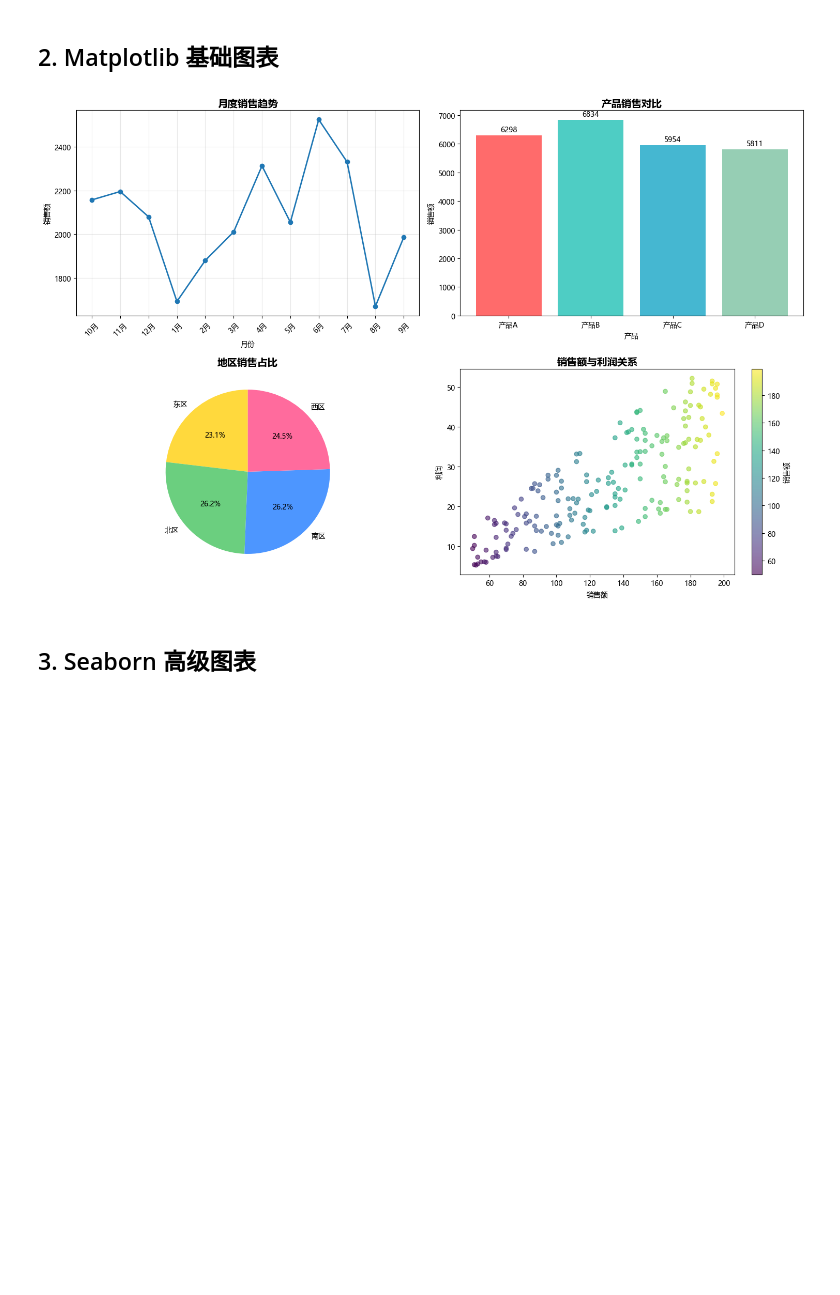
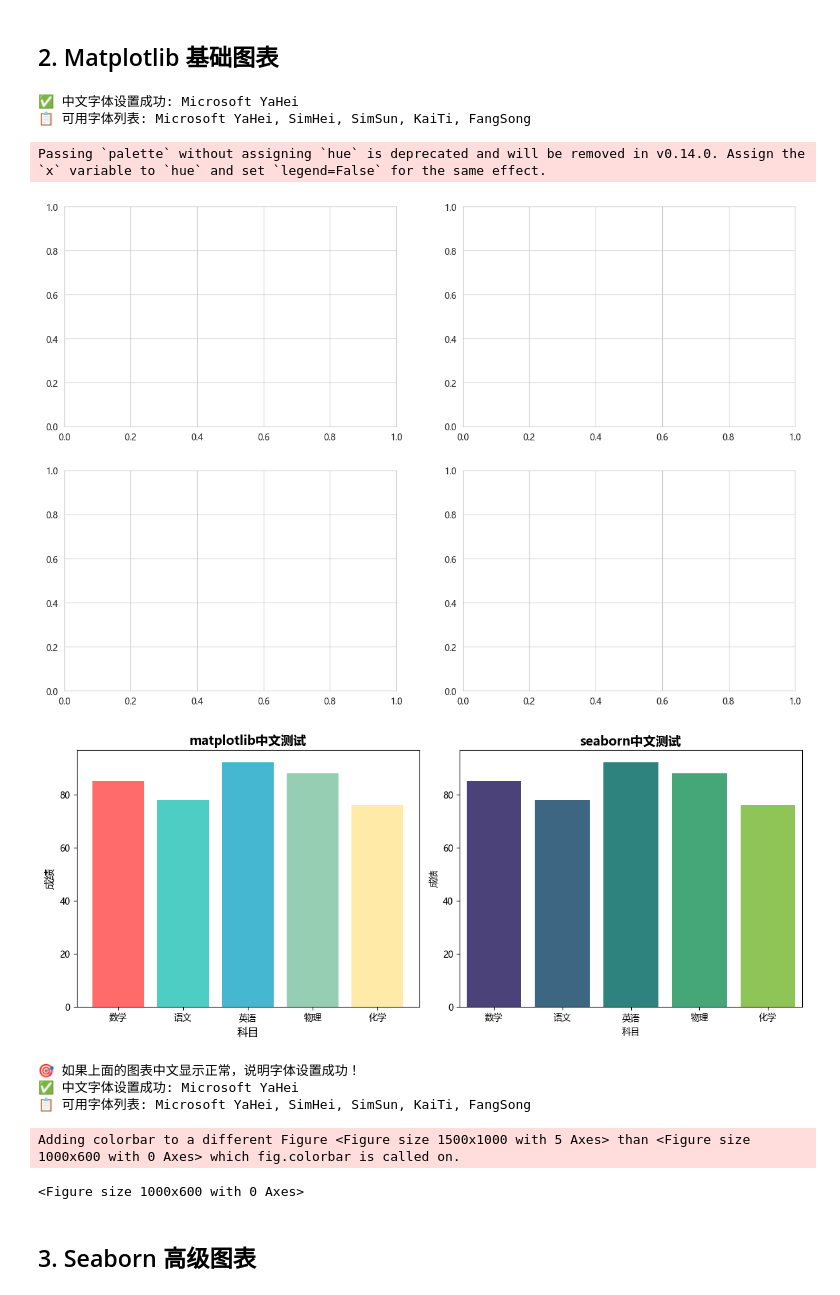
Before and after one commit to CoderJackLiu/jupyternotebook_learn, a Jupyter notebook: 04_可视化示例.ipynb, the cells around one changed output. Saved outputs shown, nothing was run; the diff lists cells and outputs as text; code cells hidden in the pictures; blank space fills up the shorter version.

```diff
--- a/04_可视化示例.ipynb
+++ b/04_可视化示例.ipynb
@@ -98,9 +98,9 @@ print(f'学生数据形状：{df_students.shape}')
 # 创建子图
 fig, axes = plt.subplots(2, 2, figsize=(15, 10))
 
-# import fix_chinese_font
-# exec(open('fix_chinese_font.py', encoding='utf-8').read())
-# fix_chinese_font()
+import fix_chinese_font
+exec(open('fix_chinese_font.py', encoding='utf-8').read())
+fix_chinese_font()
 
 # 1. 折线图 - 月度销售趋势
 monthly_sales = df_sales.groupby('月份')['销售额'].sum()
@@ -116,34 +116,43 @@ product_sales = df_sales.groupby('产品')['销售额'].sum()
 bars = axes[0, 1].bar(product_sales.index, product_sales.values,
                      color=['#FF6B6B', '#4ECDC4', '#45B7D1', '#96CEB4'])
 axes[0, 1].set_title('产品销售对比', fontsize=14, fontweight='bold')
 axes[0, 1].set_xlabel('产品')
 axes[0, 1].set_ylabel('销售额')
 
 # 在柱状图上添加数值标签
 for bar in bars:
     height = bar.get_height()
     axes[0, 1].text(bar.get_x() + bar.get_width()/2., height + 50,
                     f'{int(height)}', ha='center', va='bottom')
 
 # 3. 饼图 - 地区销售占比
 region_sales = df_sales.groupby('地区')['销售额'].sum()
 colors = ['#FFD93D', '#6BCF7F', '#4D96FF', '#FF6B9D']
 wedges, texts, autotexts = axes[1, 0].pie(region_sales.values, labels=region_sales.index,
                                          autopct='%1.1f%%', colors=colors, startangle=90)
 axes[1, 0].set_title('地区销售占比', fontsize=14, fontweight='bold')
 
 # 4. 散点图 - 销售额与利润关系
 scatter = axes[1, 1].scatter(df_sales['销售额'], df_sales['利润'],
                            alpha=0.6, c=df_sales['销售额'], cmap='viridis')
 axes[1, 1].set_title('销售额与利润关系', fontsize=14, fontweight='bold')
 axes[1, 1].set_xlabel('销售额')
 axes[1, 1].set_ylabel('利润')
 plt.colorbar(scatter, ax=axes[1, 1], label='销售额')
 
 plt.tight_layout()
 plt.show()
 # %% [output]
+✅ 中文字体设置成功: Microsoft YaHei
+📋 可用字体列表: Microsoft YaHei, SimHei, SimSun, KaiTi, FangSong
+Passing `palette` without assigning `hue` is deprecated and will be removed in v0.14.0. Assign the `x` variable to `hue` and set `legend=False` for the same effect.
-[figure, old version]
+[figure, new version]
+[figure, added]
+🎯 如果上面的图表中文显示正常，说明字体设置成功！
+✅ 中文字体设置成功: Microsoft YaHei
+📋 可用字体列表: Microsoft YaHei, SimHei, SimSun, KaiTi, FangSong
+Adding colorbar to a different Figure <Figure size 1500x1000 with 5 Axes> than <Figure size 1000x600 with 0 Axes> which fig.colorbar is called on.
+<Figure size 1000x600 with 0 Axes>
 # %% [markdown]
 ## 3. Seaborn 高级图表
 # %%
```
